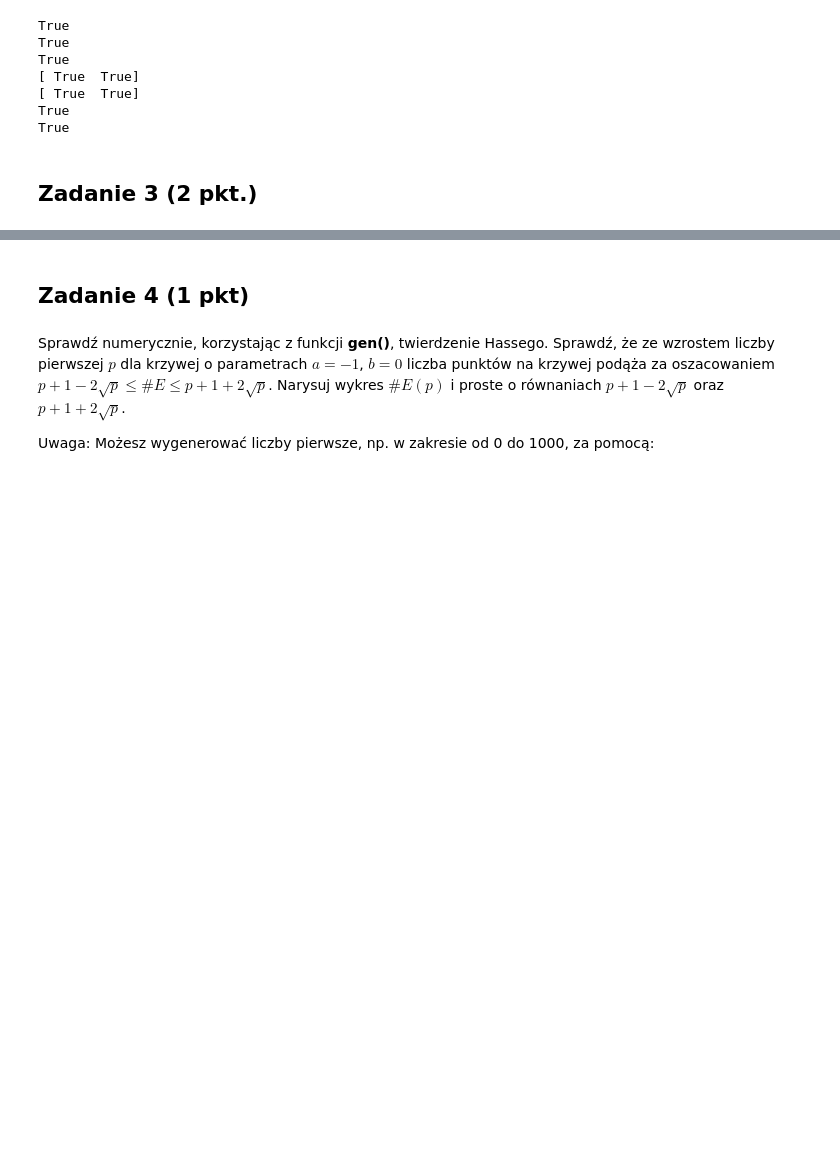
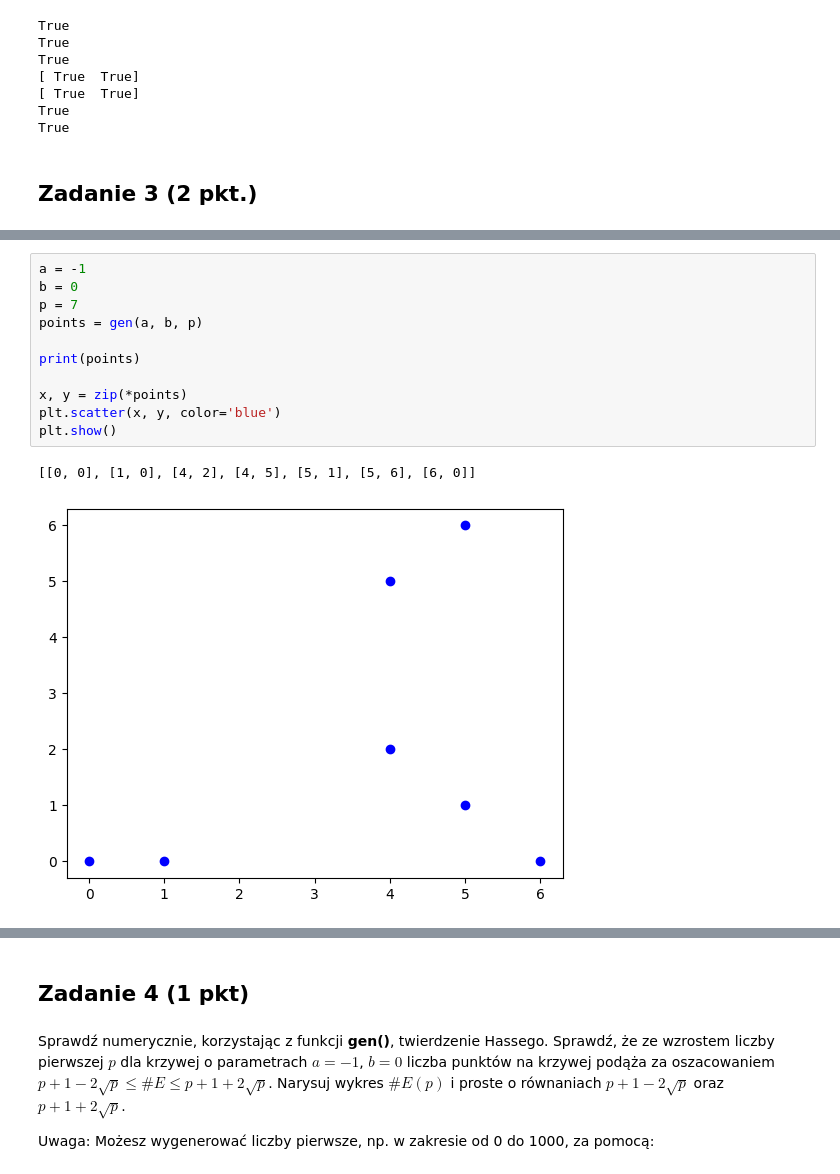
Before and after one commit to mawojcik/cryptography, a Jupyter notebook: Lista8/Lista8.ipynb, the cells around one changed output, grey strips where cells are left out. Cells and saved outputs as stored; diff of their text form; blank space fills up the shorter version.

```diff
--- a/Lista8/Lista8.ipynb
+++ b/Lista8/Lista8.ipynb
@@ -155,3 +155,17 @@ pozostałe elementy $P_2,P_3,P_4$ generują dokładnie tą samą grupę, zatem n
 Przeprowadź podobną analizę dla przykładów:
 1. krzywa nad ciałem $\mathbb{Z}_7$ o równaniu $y^2=x^3-x$
 2. krzywa nad ciałem $\mathbb{Z}_5$ o równaniu $y^2=x^3-2x+1$
+# %%
+a = -1
+b = 0
+p = 7
+points = gen(a, b, p)
+
+print(points)
+
+x, y = zip(*points)
+plt.scatter(x, y, color='blue')
+plt.show()
+# %% [output]
+[[0, 0], [1, 0], [4, 2], [4, 5], [5, 1], [5, 6], [6, 0]]
+[figure, added]
```
Also changed, not shown: parts of 8 cells of this notebook.
